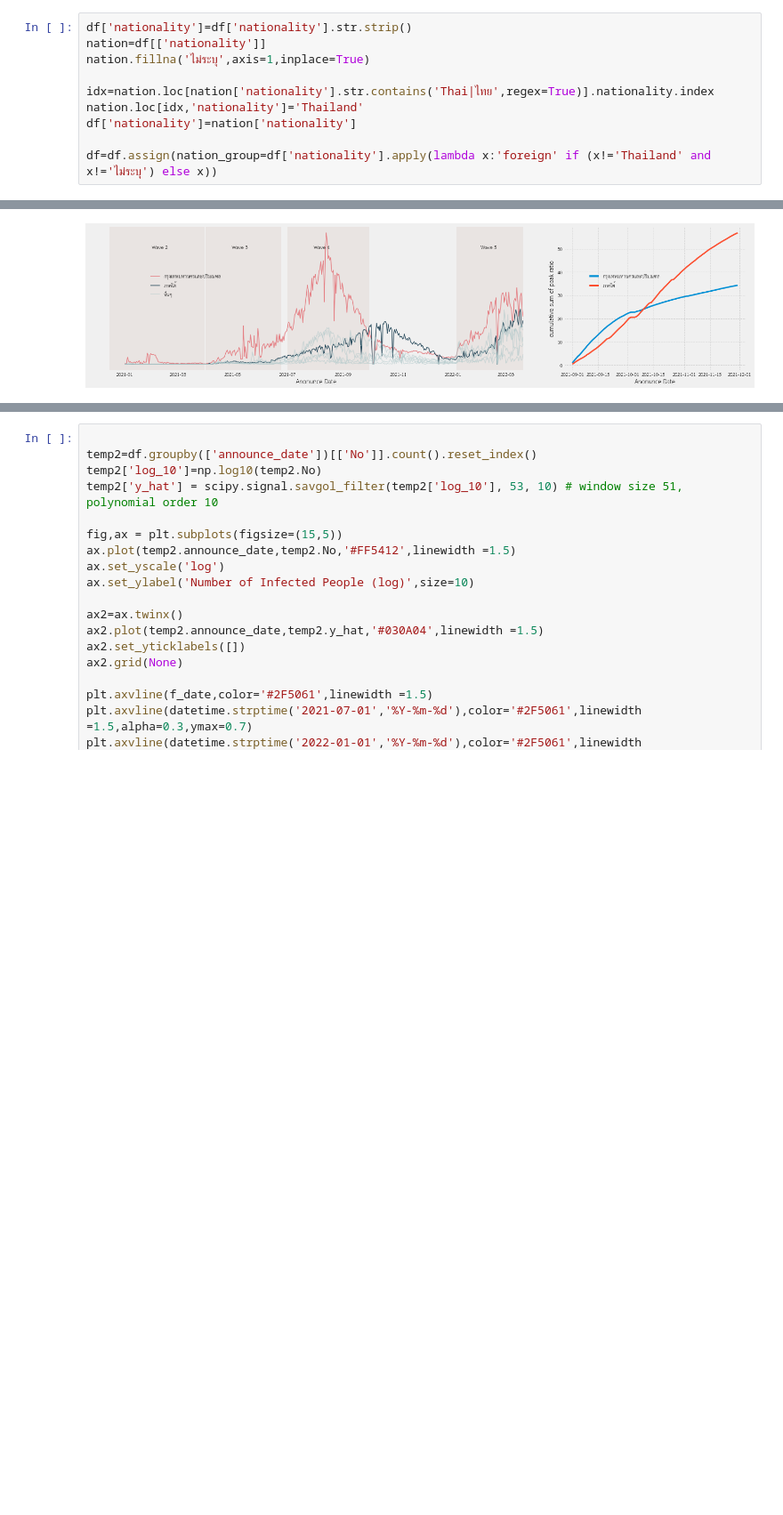
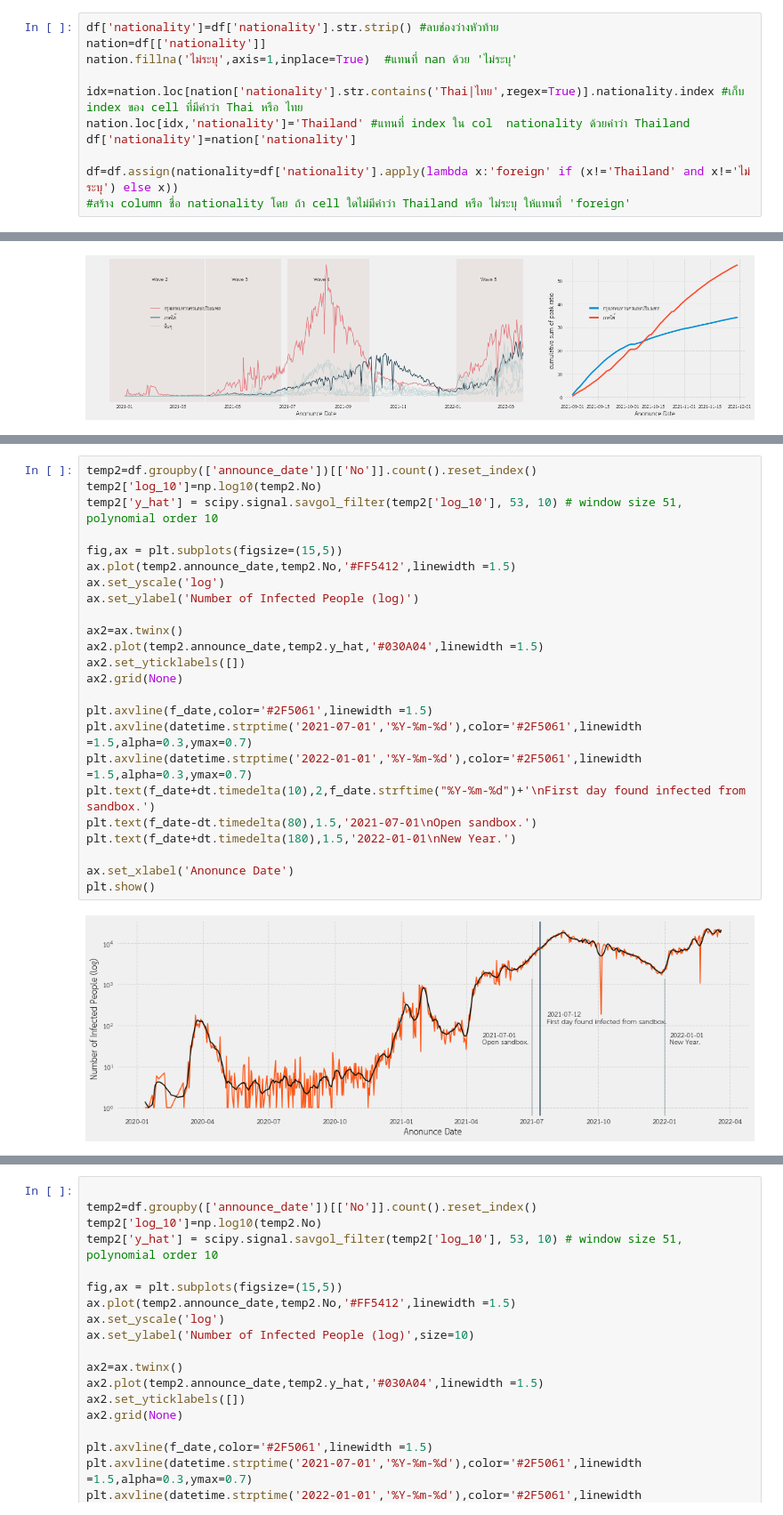
Before and after one commit to theeranat/dads5001_midterm, a Jupyter notebook: DADS5001_6410412014_Theeranat.ipynb, the cells around one changed output, grey strips where cells are left out. Shown: that part at 89% size. Drawn from its saved outputs; the diff is of its cells as text; blank space fills up the shorter version.

```diff
--- a/DADS5001_6410412014_Theeranat.ipynb
+++ b/DADS5001_6410412014_Theeranat.ipynb
@@ -264,14 +271,15 @@ pro_of_iso.loc[idx,'province_of_isolation']='ภูเก็ต'
 df['province_of_isolation']=pro_of_iso['province_of_isolation']
 # %%
-df['nationality']=df['nationality'].str.strip()
+df['nationality']=df['nationality'].str.strip() #ลบช่องว่างหัวท้าย
 nation=df[['nationality']]
-nation.fillna('ไม่ระบุ',axis=1,inplace=True)
+nation.fillna('ไม่ระบุ',axis=1,inplace=True)  #แทนที่ nan ด้วย 'ไม่ระบุ'
 
-idx=nation.loc[nation['nationality'].str.contains('Thai|ไทย',regex=True)].nationality.index
-nation.loc[idx,'nationality']='Thailand'
+idx=nation.loc[nation['nationality'].str.contains('Thai|ไทย',regex=True)].nationality.index #เก็บ index ของ cell ที่มีคำว่า Thai หรือ ไทย
+nation.loc[idx,'nationality']='Thailand' #แทนที่ index ใน col  nationality ด้วยคำว่า Thailand
 df['nationality']=nation['nationality']
 
-df=df.assign(nation_group=df['nationality'].apply(lambda x:'foreign' if (x!='Thailand' and x!='ไม่ระบุ') else x))
+df=df.assign(nationality=df['nationality'].apply(lambda x:'foreign' if (x!='Thailand' and x!='ไม่ระบุ') else x))
+#สร้าง column ชื่อ nationality โดย ถ้า cell ใดไม่มีคำว่า Thailand หรือ ไม่ระบุ ให้แทนที่ 'foreign'
 # %%
 #Export risk to xlsx for Group data
 # pd.DataFrame(df.risk.unique(),columns=['risk']).to_excel('risk.xlsx',index=False)
@@ -685,0 +687,26 @@ plt.show()
+# %%
+temp2=df.groupby(['announce_date'])[['No']].count().reset_index()
+temp2['log_10']=np.log10(temp2.No)
+temp2['y_hat'] = scipy.signal.savgol_filter(temp2['log_10'], 53, 10) # window size 51, polynomial order 10
+
+fig,ax = plt.subplots(figsize=(15,5))
+ax.plot(temp2.announce_date,temp2.No,'#FF5412',linewidth =1.5)
+ax.set_yscale('log')
+ax.set_ylabel('Number of Infected People (log)')
+
+ax2=ax.twinx()
+ax2.plot(temp2.announce_date,temp2.y_hat,'#030A04',linewidth =1.5)
+ax2.set_yticklabels([])
+ax2.grid(None)
+
+plt.axvline(f_date,color='#2F5061',linewidth =1.5)
+plt.axvline(datetime.strptime('2021-07-01','%Y-%m-%d'),color='#2F5061',linewidth =1.5,alpha=0.3,ymax=0.7)
+plt.axvline(datetime.strptime('2022-01-01','%Y-%m-%d'),color='#2F5061',linewidth =1.5,alpha=0.3,ymax=0.7)
+plt.text(f_date+dt.timedelta(10),2,f_date.strftime("%Y-%m-%d")+'\nFirst day found infected from sandbox.')
+plt.text(f_date-dt.timedelta(80),1.5,'2021-07-01\nOpen sandbox.')
+plt.text(f_date+dt.timedelta(180),1.5,'2022-01-01\nNew Year.')
+
+ax.set_xlabel('Anonunce Date')
+plt.show()
+# %% [output]
+[figure, added]
```
Also changed, not shown: parts of 44 cells of this notebook.
